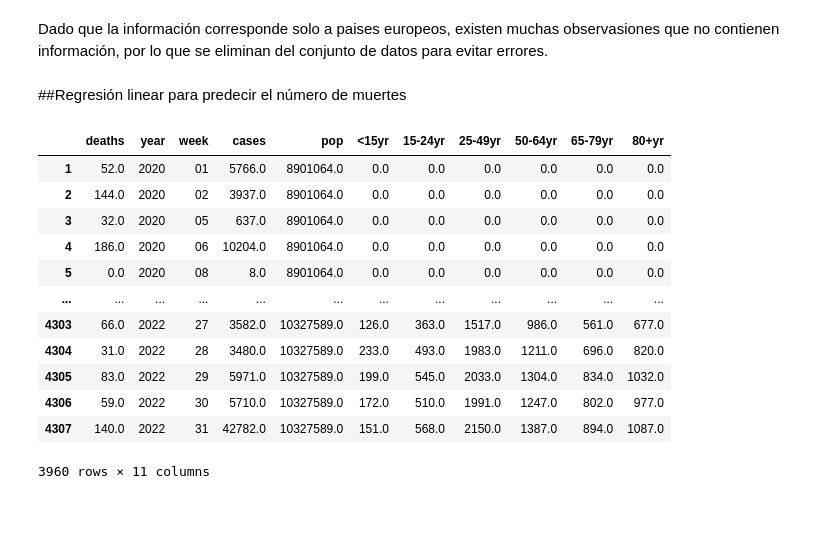
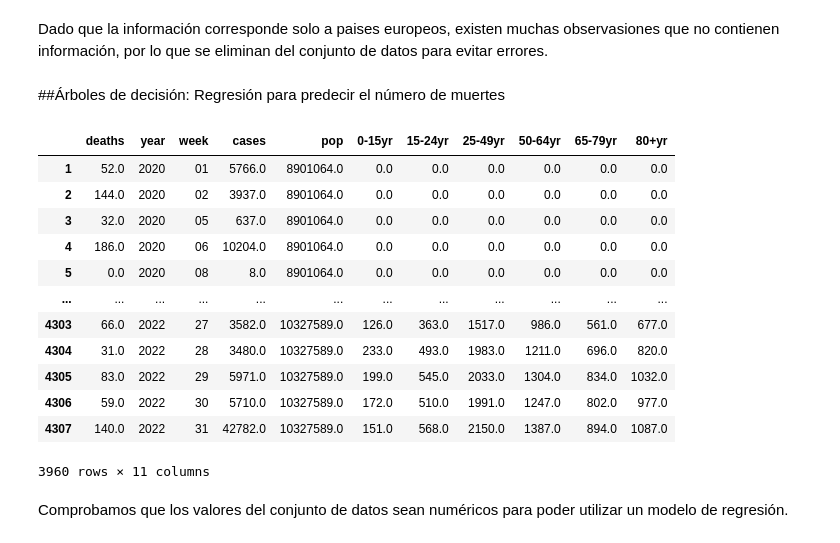
Before and after one commit to earandir/TecnicasIA, a Jupyter notebook: mexandatos06act2.ipynb, the cells around one changed output. Saved outputs shown, nothing was run; the diff lists cells and outputs as text; code cells hidden in the pictures; blank space fills up the shorter version.

```diff
--- a/mexandatos06act2.ipynb
+++ b/mexandatos06act2.ipynb
@@ -266,12 +270,12 @@ Dado que la información corresponde solo a paises europeos, existen muchas obse
 # %%
 covidFinal.dropna(inplace=True)
 # %% [markdown]
-##Regresión linear para predecir el número de muertes
+##Árboles de decisión: Regresión para predecir el número de muertes
 # %%
-lr = covidFinal[['deaths', 'year', 'week', 'cases', 'pop', '<15yr', '15-24yr', '25-49yr', '50-64yr', '65-79yr', '80+yr']]
-lr
+dtr = covidFinal[['deaths', 'year', 'week', 'cases', 'pop', '0-15yr', '15-24yr', '25-49yr', '50-64yr', '65-79yr', '80+yr']]
+dtr
 # %% [output]
-|  | deaths | year | week | cases | pop | <15yr | 15-24yr | 25-49yr | 50-64yr | 65-79yr | 80+yr |
+|  | deaths | year | week | cases | pop | 0-15yr | 15-24yr | 25-49yr | 50-64yr | 65-79yr | 80+yr |
 | 1 | 52.0 | 2020 | 01 | 5766.0 | 8901064.0 | 0.0 | 0.0 | 0.0 | 0.0 | 0.0 | 0.0 |
 | 2 | 144.0 | 2020 | 02 | 3937.0 | 8901064.0 | 0.0 | 0.0 | 0.0 | 0.0 | 0.0 | 0.0 |
 | 3 | 32.0 | 2020 | 05 | 637.0 | 8901064.0 | 0.0 | 0.0 | 0.0 | 0.0 | 0.0 | 0.0 |
@@ -284,3 +288,5 @@ lr
 | 4306 | 59.0 | 2022 | 30 | 5710.0 | 10327589.0 | 172.0 | 510.0 | 1991.0 | 1247.0 | 802.0 | 977.0 |
 | 4307 | 140.0 | 2022 | 31 | 42782.0 | 10327589.0 | 151.0 | 568.0 | 2150.0 | 1387.0 | 894.0 | 1087.0 |
 3960 rows × 11 columns
+# %% [markdown]
+Comprobamos que los valores del conjunto de datos sean numéricos para poder utilizar un modelo de regresión.
```
Also changed, not shown: parts of 18 cells of this notebook.
